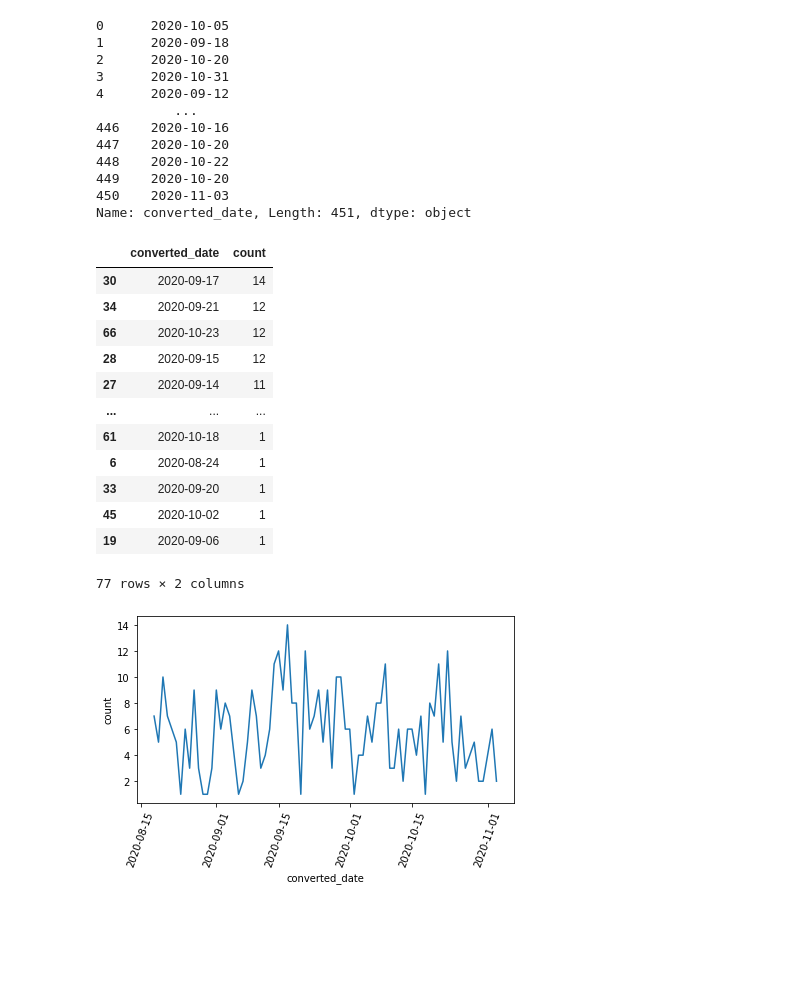
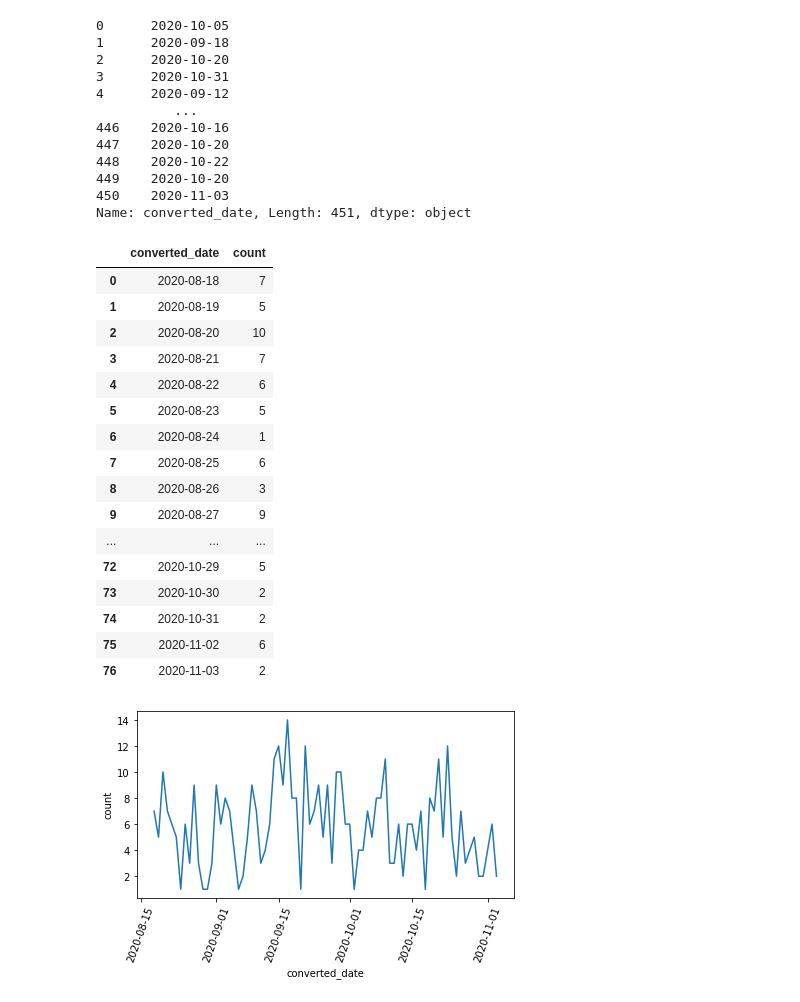
Before and after one commit to saviaga/Latinx2020, a Jupyter notebook: Latinx2020_FB_Content-Analysis-NewsMedia.ipynb, the cells around one changed output. Drawn from its saved outputs; the diff is of its cells as text; code cells hidden in the pictures; blank space fills up the shorter version.

```diff
--- a/Latinx2020_FB_Content-Analysis-NewsMedia.ipynb
+++ b/Latinx2020_FB_Content-Analysis-NewsMedia.ipynb
@@ -145,22 +145,27 @@ posts['converted_date']
 Name: converted_date, Length: 451, dtype: object
 # %%
 import seaborn as sns
+pd.set_option('display.max_rows', None)
 group_date = posts.groupby('converted_date').agg({'Facebook Id':'count'}).reset_index().rename(columns={'Facebook Id':'count'})
-group_date.sort_values(by='count',ascending=False)
+group_date
 # %% [output]
 |  | converted_date | count |
-| 30 | 2020-09-17 | 14 |
-| 34 | 2020-09-21 | 12 |
-| 66 | 2020-10-23 | 12 |
-| 28 | 2020-09-15 | 12 |
-| 27 | 2020-09-14 | 11 |
+| 0 | 2020-08-18 | 7 |
+| 1 | 2020-08-19 | 5 |
+| 2 | 2020-08-20 | 10 |
+| 3 | 2020-08-21 | 7 |
+| 4 | 2020-08-22 | 6 |
+| 5 | 2020-08-23 | 5 |
+| 6 | 2020-08-24 | 1 |
+| 7 | 2020-08-25 | 6 |
+| 8 | 2020-08-26 | 3 |
+| 9 | 2020-08-27 | 9 |
 | ... | ... | ... |
-| 61 | 2020-10-18 | 1 |
-| 6 | 2020-08-24 | 1 |
-| 33 | 2020-09-20 | 1 |
-| 45 | 2020-10-02 | 1 |
-| 19 | 2020-09-06 | 1 |
+| 72 | 2020-10-29 | 5 |
+| 73 | 2020-10-30 | 2 |
+| 74 | 2020-10-31 | 2 |
+| 75 | 2020-11-02 | 6 |
+| 76 | 2020-11-03 | 2 |
-77 rows × 2 columns
 # %%
 sns.lineplot(data=group_date, x='converted_date', y='count')
 plt.xticks(rotation=70)
```
Also changed, not shown: 2 other files.
